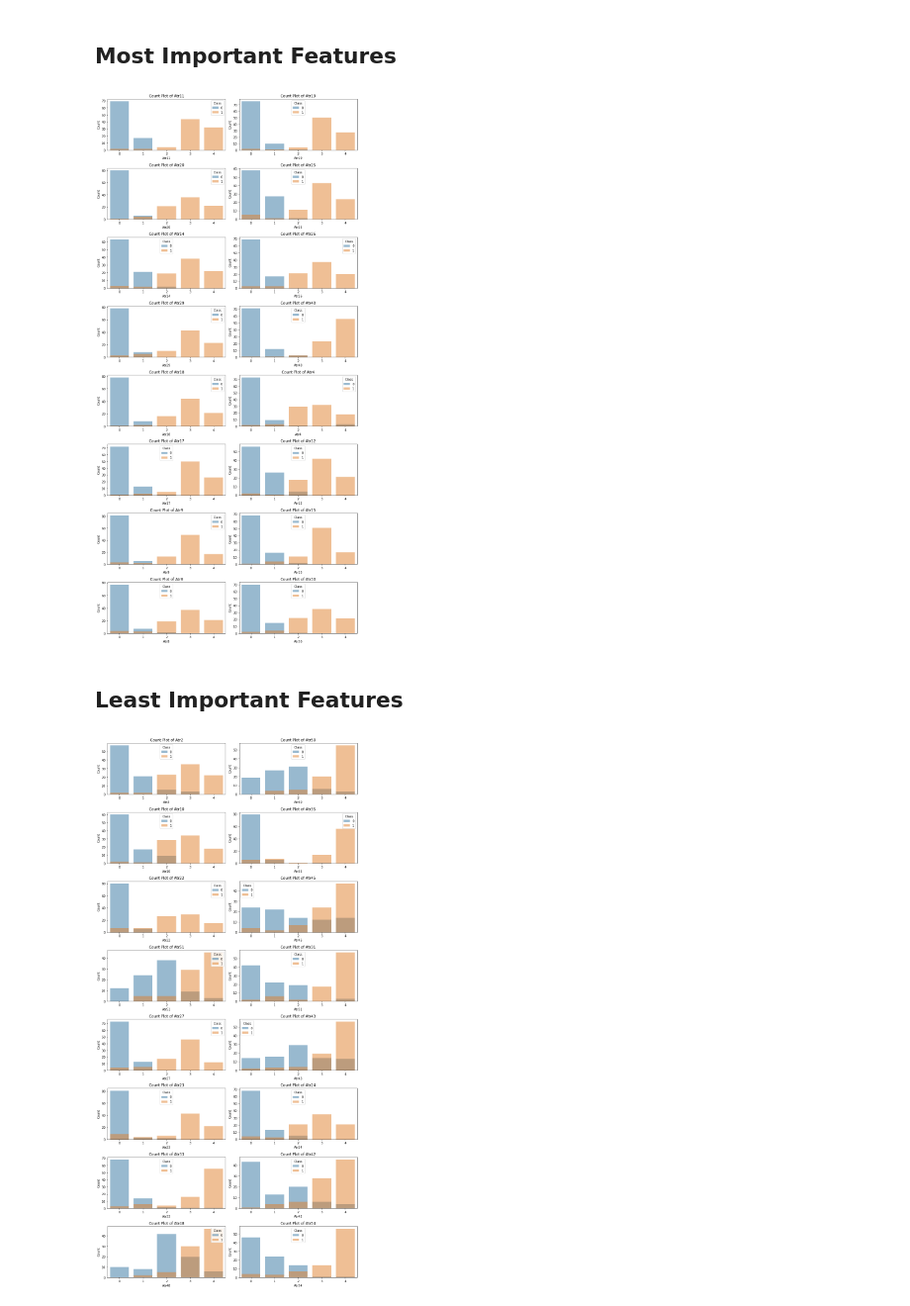
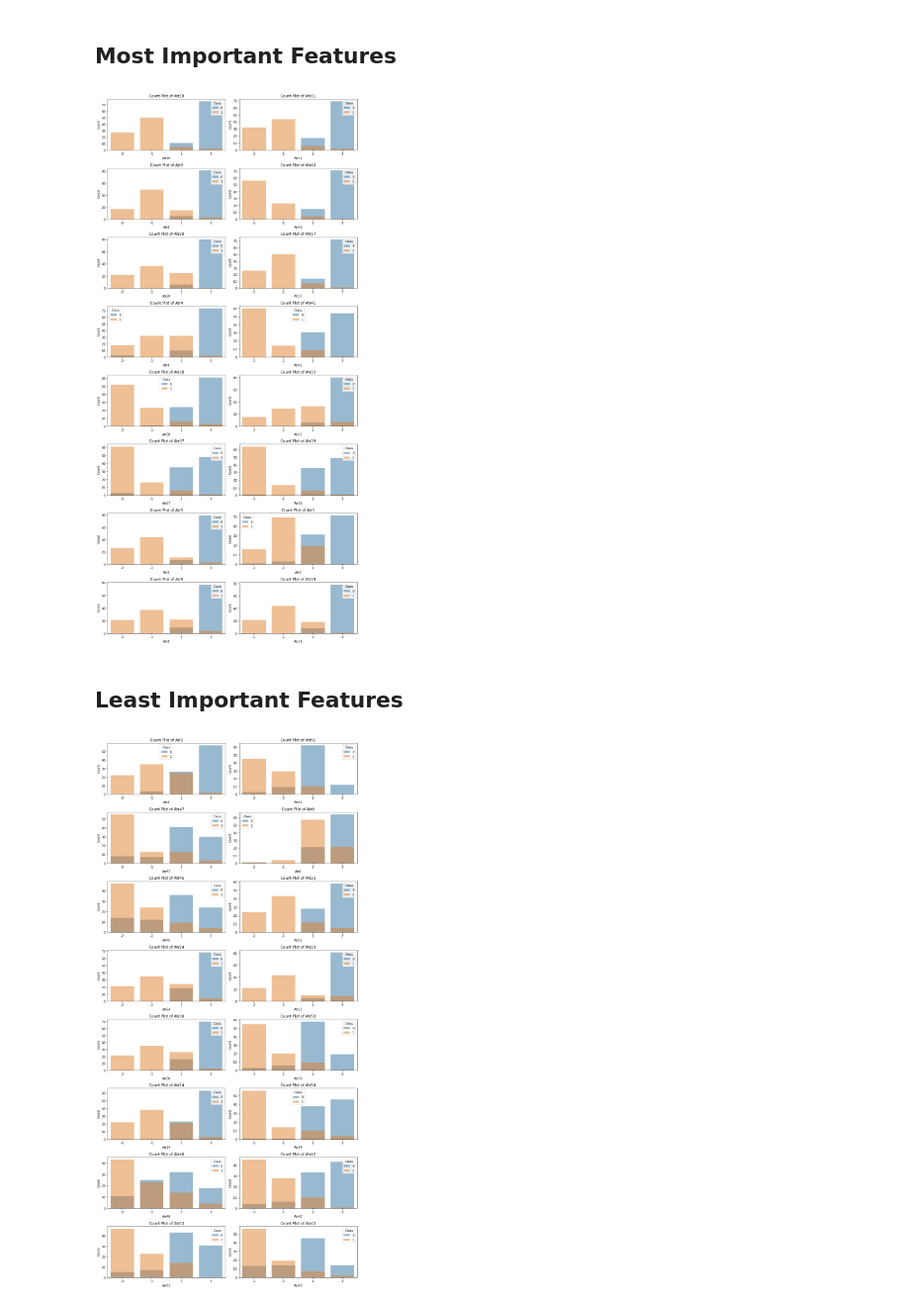
Before and after one commit to ajed88/Divorce-Predictors, a Jupyter notebook: Random Forest.ipynb, the cells around one changed output. Shown at 99% size. Cells and saved outputs as stored; diff of their text form; code cells hidden in the pictures.

```diff
--- a/Random Forest.ipynb
+++ b/Random Forest.ipynb
@@ -6,9 +6,16 @@ from sklearn.model_selection import cross_val_score, GridSearchCV
 from sklearn.ensemble import RandomForestClassifier
 
 df = pd.read_csv("divorce.csv", sep = ";")
+weights = {0: 2, 1: 1, 2: 1, 3: -1, 4: -2}
 
-X = np.array(df.drop(['Class'], 1))
-y = np.array(df['Class'])
+# Apply weights to the features
+weighted_df = df.copy()
+for column in df.columns:
+    if column != 'Class':
+        weighted_df[column] = df[column].map(weights)
+
+X = np.array(weighted_df.drop(['Class'], 1))
+y = np.array(weighted_df['Class'])
 # %%
 # Define the parameter grid for grid search
 param_grid = {'n_estimators': [50, 100, 150, 200],
@@ -204,8 +211,9 @@ print(auc)
 # %% [markdown]
 ## Most Important Features
 # %%
+import seaborn as sns
 # List of columns
-columns_to_plot = ['Atr11', 'Atr19', 'Atr20', 'Atr25', 'Atr14', 'Atr26', 'Atr29', 'Atr40', 'Atr18', 'Atr4', 'Atr17', 'Atr12', 'Atr9', 'Atr15', 'Atr8', 'Atr30']
+columns_to_plot = ['Atr19', 'Atr11', 'Atr9', 'Atr40', 'Atr20', 'Atr17', 'Atr4', 'Atr41', 'Atr38', 'Atr22', 'Atr37', 'Atr39', 'Atr5', 'Atr3', 'Atr8', 'Atr18']
 
 # Define the number of rows and columns in the grid
 num_cols = 2
@@ -219,7 +227,7 @@ axes = axes.flatten()
 
 # Create count plots for each column
 for i, column in enumerate(columns_to_plot):
-    sns.countplot(data=df, x=column, hue='Class', dodge=False, alpha=0.5, ax=axes[i])
+    sns.countplot(data=weighted_df, x=column, hue='Class', dodge=False, alpha=0.5, ax=axes[i])
     axes[i].set_title(f'Count Plot of {column}')
     axes[i].set_xlabel(column)
     axes[i].set_ylabel('Count')
@@ -233,37 +241,37 @@ for j in range(len(columns_to_plot), num_rows * num_cols):
 plt.tight_layout()
 plt.show()
 # %% [output]
-[figure, old version]
+[figure, new version]
 # %% [markdown]
 ## Least Important Features
 # %%
 # List of columns you want to create histograms for
-columns_to_plot = ['Atr2', 'Atr50', 'Atr10', 'Atr35', 'Atr22', 'Atr45', 'Atr51', 'Atr31', 'Atr27', 'Atr43', 'Atr23', 'Atr24', 'Atr33', 'Atr42', 'Atr48', 'Atr54']
+columns_to_plot = ['Atr2', 'Atr51', 'Atr47', 'Atr6', 'Atr45', 'Atr25', 'Atr24', 'Atr23', 'Atr30', 'Atr50', 'Atr14', 'Atr54', 'Atr46', 'Atr42', 'Atr53', 'Atr43']
 
 # Define the number of rows and columns in the grid
 num_cols = 2
 num_rows = (len(columns_to_plot) + num_cols - 1) // num_cols
 
 # Create a grid of subplots for count plots (categorical data)
 fig, axes = plt.subplots(num_rows, num_cols, figsize=(12, 25))
 
 # Flatten the axes array to simplify indexing
 axes = axes.flatten()
 
 # Create count plots for each column
 for i, column in enumerate(columns_to_plot):
-    sns.countplot(data=df, x=column, hue='Class', dodge=False, alpha=0.5, ax=axes[i])
+    sns.countplot(data=weighted_df, x=column, hue='Class', dodge=False, alpha=0.5, ax=axes[i])
     axes[i].set_title(f'Count Plot of {column}')
     axes[i].set_xlabel(column)
     axes[i].set_ylabel('Count')
     axes[i].grid(False)
 
 # Remove empty subplots if the number of plots is less than the grid size
 for j in range(len(columns_to_plot), num_rows * num_cols):
     fig.delaxes(axes[j])
 
 # Adjust subplot layout
 plt.tight_layout()
 plt.show()
 # %% [output]
-[figure, old version]
+[figure, new version]
```
Also changed, not shown: parts of 6 cells of this notebook.
